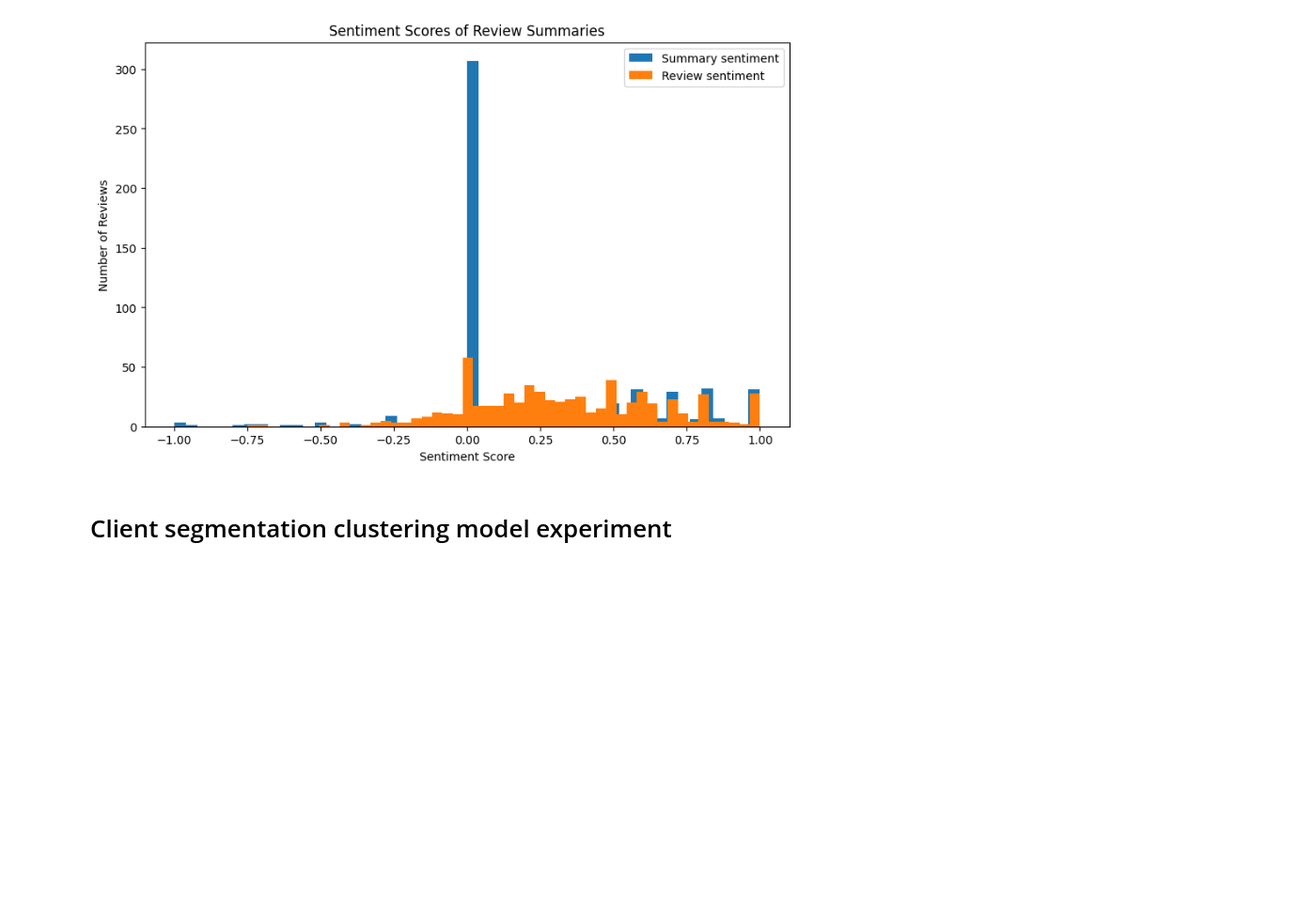
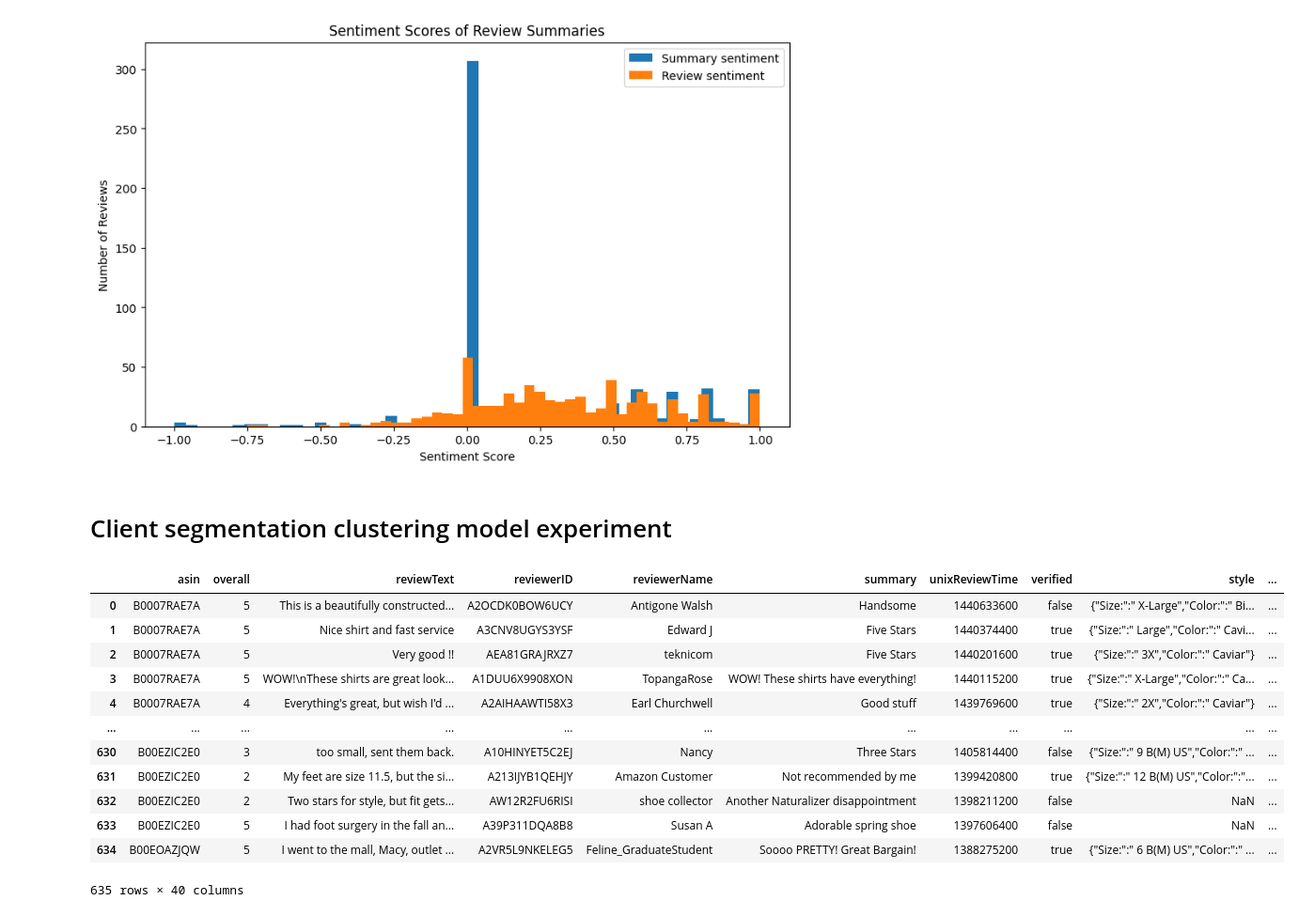
Before and after one commit to josegarciav/factored-datathon-2023-CANMEX-REPCOL, a Jupyter notebook: notebook_1.ipynb, the cells around one changed output. Shown at 94% size. Cells and saved outputs as stored; diff of their text form; code cells hidden in the pictures; blank space fills up the shorter version.

```diff
--- a/notebook_1.ipynb
+++ b/notebook_1.ipynb
@@ -249,5 +249,32 @@ plt.show()
 # %%
 # For the kmeans experiment, add additional features regarding the current season as it was
 # identified that during summer there is a higher review count overall
-# %%
-df_merged['season'] =
+# %%
+def get_season(month):
+    if month in [3, 4, 5]:
+        return 'Spring'
+    elif month in [6, 7, 8]:
+        return 'Summer'
+    elif month in [9, 10, 11]:
+        return 'Autumn'
+    else:
+        return 'Winter'
+
+df_merged['season'] = df_merged['reviewTime'].dt.month.apply(get_season)
+season_mapping = {'Spring': 1.0, 'Summer': 2.0, 'Autumn': 3.0, 'Winter': 4.0}
+df_merged['season'] = df_merged['season'].map(season_mapping)
+df_merged
+# %% [output]
+|  | asin | overall | reviewText | reviewerID | reviewerName | summary | unixReviewTime | verified | style | ... |
+| 0 | B0007RAE7A | 5 | This is a beautifully constructed... | A2OCDK0BOW6UCY | Antigone Walsh | Handsome | 1440633600 | false | {"Size:":" X-Large","Color:":" Bi... | ... |
+| 1 | B0007RAE7A | 5 | Nice shirt and fast service | A3CNV8UGYS3YSF | Edward J | Five Stars | 1440374400 | true | {"Size:":" Large","Color:":" Cavi... | ... |
+| 2 | B0007RAE7A | 5 | Very good !! | AEA81GRAJRXZ7 | teknicom | Five Stars | 1440201600 | true | {"Size:":" 3X","Color:":" Caviar"} | ... |
+| 3 | B0007RAE7A | 5 | WOW!\nThese shirts are great look... | A1DUU6X9908XON | TopangaRose | WOW! These shirts have everything! | 1440115200 | true | {"Size:":" X-Large","Color:":" Ca... | ... |
+| 4 | B0007RAE7A | 4 | Everything's great, but wish I'd ... | A2AIHAAWTI58X3 | Earl Churchwell | Good stuff | 1439769600 | true | {"Size:":" 2X","Color:":" Caviar"} | ... |
+| ... | ... | ... | ... | ... | ... | ... | ... | ... | ... | ... |
+| 630 | B00EZIC2E0 | 3 | too small, sent them back. | A10HINYET5C2EJ | Nancy | Three Stars | 1405814400 | false | {"Size:":" 9 B(M) US","Color:":" ... | ... |
+| 631 | B00EZIC2E0 | 2 | My feet are size 11.5, but the si... | A213IJYB1QEHJY | Amazon Customer | Not recommended by me | 1399420800 | true | {"Size:":" 12 B(M) US","Color:":"... | ... |
+| 632 | B00EZIC2E0 | 2 | Two stars for style, but fit gets... | AW12R2FU6RISI | shoe collector | Another Naturalizer disappointment | 1398211200 | false | NaN | ... |
+| 633 | B00EZIC2E0 | 5 | I had foot surgery in the fall an... | A39P311DQA8B8 | Susan A | Adorable spring shoe | 1397606400 | false | NaN | ... |
+| 634 | B00EOAZJQW | 5 | I went to the mall, Macy, outlet ... | A2VR5L9NKELEG5 | Feline_GraduateStudent | Soooo PRETTY! Great Bargain! | 1388275200 | true | {"Size:":" 6 B(M) US","Color:":" ... | ... |
+635 rows × 40 columns
```
Also changed, not shown: parts of 3 cells of this notebook, 3 other files.
